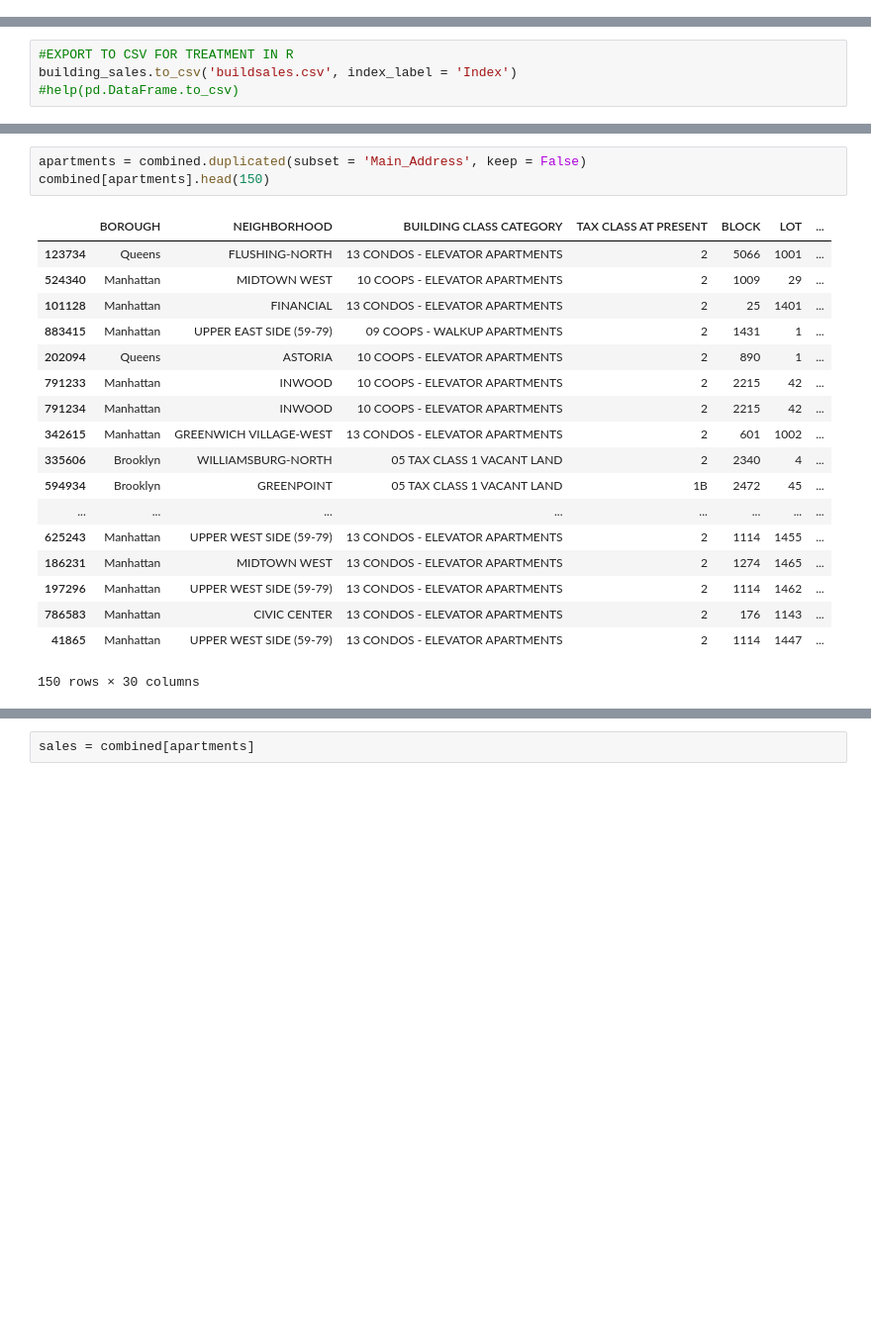
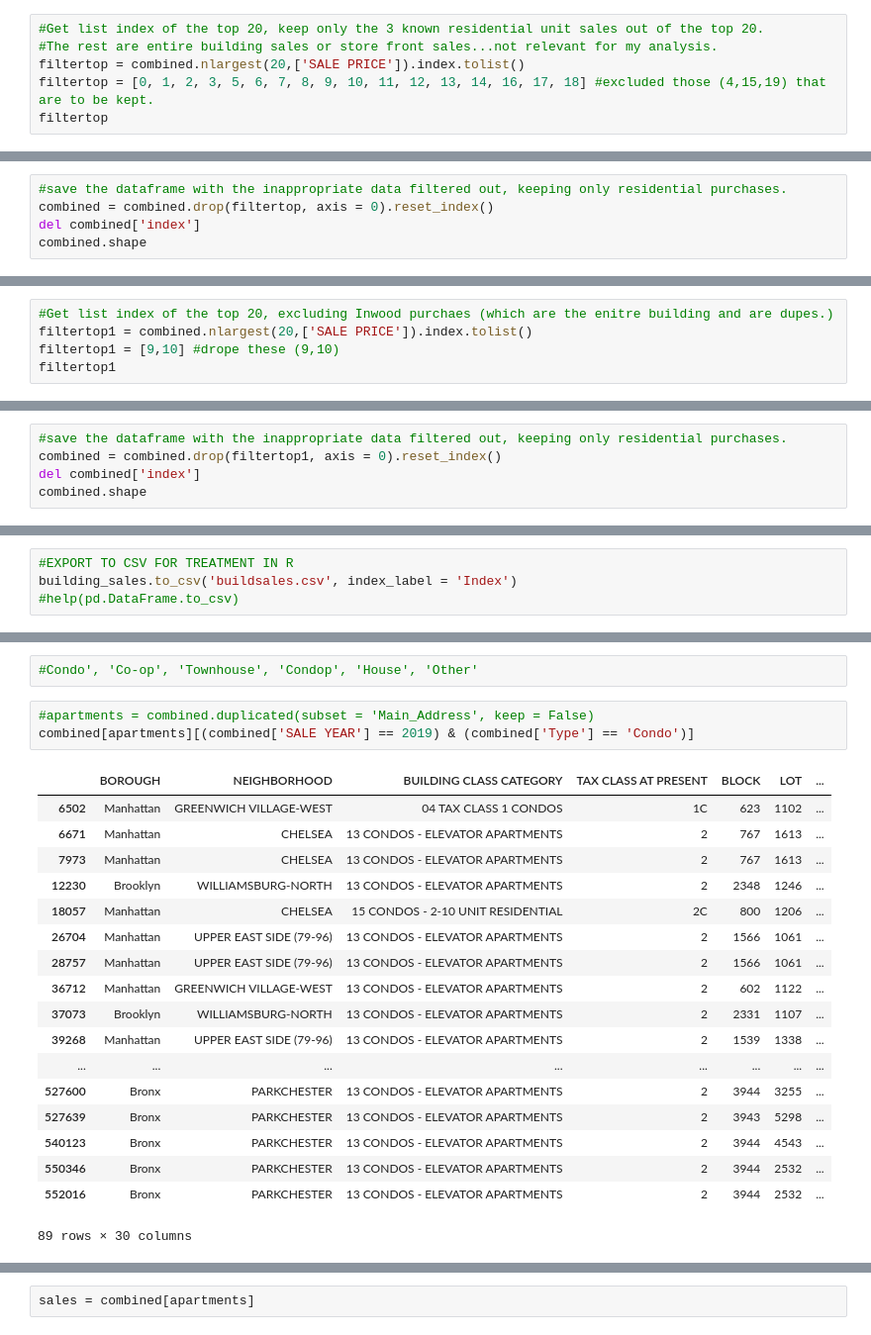
Before and after one commit to Epizana/nychousingsales, a Jupyter notebook: NYC_property_sales/nycproperty_sales_current-multiyeartest_cleaned.ipynb, the cells around one changed output, grey strips where cells are left out. Shown at 99% size. Cells and saved outputs as stored; diff of their text form; blank space fills up the shorter version.

```diff
--- a/NYC_property_sales/nycproperty_sales_current-multiyeartest_cleaned.ipynb
+++ b/NYC_property_sales/nycproperty_sales_current-multiyeartest_cleaned.ipynb
@@ -684,0 +798,6 @@ memory usage: 133.9+ MB
+# %%
+#Get list index of the top 20, keep only the 3 known residential unit sales out of the top 20.
+#The rest are entire building sales or store front sales...not relevant for my analysis.
+filtertop = combined.nlargest(20,['SALE PRICE']).index.tolist()
+filtertop = [0, 1, 2, 3, 5, 6, 7, 8, 9, 10, 11, 12, 13, 14, 16, 17, 18] #excluded those (4,15,19) that are to be kept.
+filtertop
@@ -684,0 +806,5 @@ memory usage: 133.9+ MB
+# %%
+#save the dataframe with the inappropriate data filtered out, keeping only residential purchases.
+combined = combined.drop(filtertop, axis = 0).reset_index()
+del combined['index']
+combined.shape
@@ -684,0 +815,5 @@ memory usage: 133.9+ MB
+# %%
+#Get list index of the top 20, excluding Inwood purchaes (which are the enitre building and are dupes.)
+filtertop1 = combined.nlargest(20,['SALE PRICE']).index.tolist()
+filtertop1 = [9,10] #drope these (9,10)
+filtertop1
@@ -684,0 +822,5 @@ memory usage: 133.9+ MB
+# %%
+#save the dataframe with the inappropriate data filtered out, keeping only residential purchases.
+combined = combined.drop(filtertop1, axis = 0).reset_index()
+del combined['index']
+combined.shape
@@ -763,22 +1105,24 @@ building_sales.to_csv('buildsales.csv', index_label = 'Index')
+# %%
+#Condo', 'Co-op', 'Townhouse', 'Condop', 'House', 'Other'
 # %%
-apartments = combined.duplicated(subset = 'Main_Address', keep = False)
-combined[apartments].head(150)
+#apartments = combined.duplicated(subset = 'Main_Address', keep = False)
+combined[apartments][(combined['SALE YEAR'] == 2019) & (combined['Type'] == 'Condo')]
 # %% [output]
 |  | BOROUGH | NEIGHBORHOOD | BUILDING CLASS CATEGORY | TAX CLASS AT PRESENT | BLOCK | LOT | ... |
-| 123734 | Queens | FLUSHING-NORTH | 13 CONDOS - ELEVATOR APARTMENTS | 2 | 5066 | 1001 | ... |
-| 524340 | Manhattan | MIDTOWN WEST | 10 COOPS - ELEVATOR APARTMENTS | 2 | 1009 | 29 | ... |
-| 101128 | Manhattan | FINANCIAL | 13 CONDOS - ELEVATOR APARTMENTS | 2 | 25 | 1401 | ... |
-| 883415 | Manhattan | UPPER EAST SIDE (59-79) | 09 COOPS - WALKUP APARTMENTS | 2 | 1431 | 1 | ... |
-| 202094 | Queens | ASTORIA | 10 COOPS - ELEVATOR APARTMENTS | 2 | 890 | 1 | ... |
-| 791233 | Manhattan | INWOOD | 10 COOPS - ELEVATOR APARTMENTS | 2 | 2215 | 42 | ... |
-| 791234 | Manhattan | INWOOD | 10 COOPS - ELEVATOR APARTMENTS | 2 | 2215 | 42 | ... |
-| 342615 | Manhattan | GREENWICH VILLAGE-WEST | 13 CONDOS - ELEVATOR APARTMENTS | 2 | 601 | 1002 | ... |
-| 335606 | Brooklyn | WILLIAMSBURG-NORTH | 05 TAX CLASS 1 VACANT LAND | 2 | 2340 | 4 | ... |
-| 594934 | Brooklyn | GREENPOINT | 05 TAX CLASS 1 VACANT LAND | 1B | 2472 | 45 | ... |
+| 6502 | Manhattan | GREENWICH VILLAGE-WEST | 04 TAX CLASS 1 CONDOS | 1C | 623 | 1102 | ... |
+| 6671 | Manhattan | CHELSEA | 13 CONDOS - ELEVATOR APARTMENTS | 2 | 767 | 1613 | ... |
+| 7973 | Manhattan | CHELSEA | 13 CONDOS - ELEVATOR APARTMENTS | 2 | 767 | 1613 | ... |
+| 12230 | Brooklyn | WILLIAMSBURG-NORTH | 13 CONDOS - ELEVATOR APARTMENTS | 2 | 2348 | 1246 | ... |
+| 18057 | Manhattan | CHELSEA | 15 CONDOS - 2-10 UNIT RESIDENTIAL | 2C | 800 | 1206 | ... |
+| 26704 | Manhattan | UPPER EAST SIDE (79-96) | 13 CONDOS - ELEVATOR APARTMENTS | 2 | 1566 | 1061 | ... |
+| 28757 | Manhattan | UPPER EAST SIDE (79-96) | 13 CONDOS - ELEVATOR APARTMENTS | 2 | 1566 | 1061 | ... |
+| 36712 | Manhattan | GREENWICH VILLAGE-WEST | 13 CONDOS - ELEVATOR APARTMENTS | 2 | 602 | 1122 | ... |
+| 37073 | Brooklyn | WILLIAMSBURG-NORTH | 13 CONDOS - ELEVATOR APARTMENTS | 2 | 2331 | 1107 | ... |
+| 39268 | Manhattan | UPPER EAST SIDE (79-96) | 13 CONDOS - ELEVATOR APARTMENTS | 2 | 1539 | 1338 | ... |
 | ... | ... | ... | ... | ... | ... | ... | ... |
-| 625243 | Manhattan | UPPER WEST SIDE (59-79) | 13 CONDOS - ELEVATOR APARTMENTS | 2 | 1114 | 1455 | ... |
-| 186231 | Manhattan | MIDTOWN WEST | 13 CONDOS - ELEVATOR APARTMENTS | 2 | 1274 | 1465 | ... |
-| 197296 | Manhattan | UPPER WEST SIDE (59-79) | 13 CONDOS - ELEVATOR APARTMENTS | 2 | 1114 | 1462 | ... |
-| 786583 | Manhattan | CIVIC CENTER | 13 CONDOS - ELEVATOR APARTMENTS | 2 | 176 | 1143 | ... |
-| 41865 | Manhattan | UPPER WEST SIDE (59-79) | 13 CONDOS - ELEVATOR APARTMENTS | 2 | 1114 | 1447 | ... |
+| 527600 | Bronx | PARKCHESTER | 13 CONDOS - ELEVATOR APARTMENTS | 2 | 3944 | 3255 | ... |
+| 527639 | Bronx | PARKCHESTER | 13 CONDOS - ELEVATOR APARTMENTS | 2 | 3943 | 5298 | ... |
+| 540123 | Bronx | PARKCHESTER | 13 CONDOS - ELEVATOR APARTMENTS | 2 | 3944 | 4543 | ... |
+| 550346 | Bronx | PARKCHESTER | 13 CONDOS - ELEVATOR APARTMENTS | 2 | 3944 | 2532 | ... |
+| 552016 | Bronx | PARKCHESTER | 13 CONDOS - ELEVATOR APARTMENTS | 2 | 3944 | 2532 | ... |
-150 rows × 30 columns
+89 rows × 30 columns
```
Also changed, not shown: parts of 99 cells of this notebook, 5 other files.
